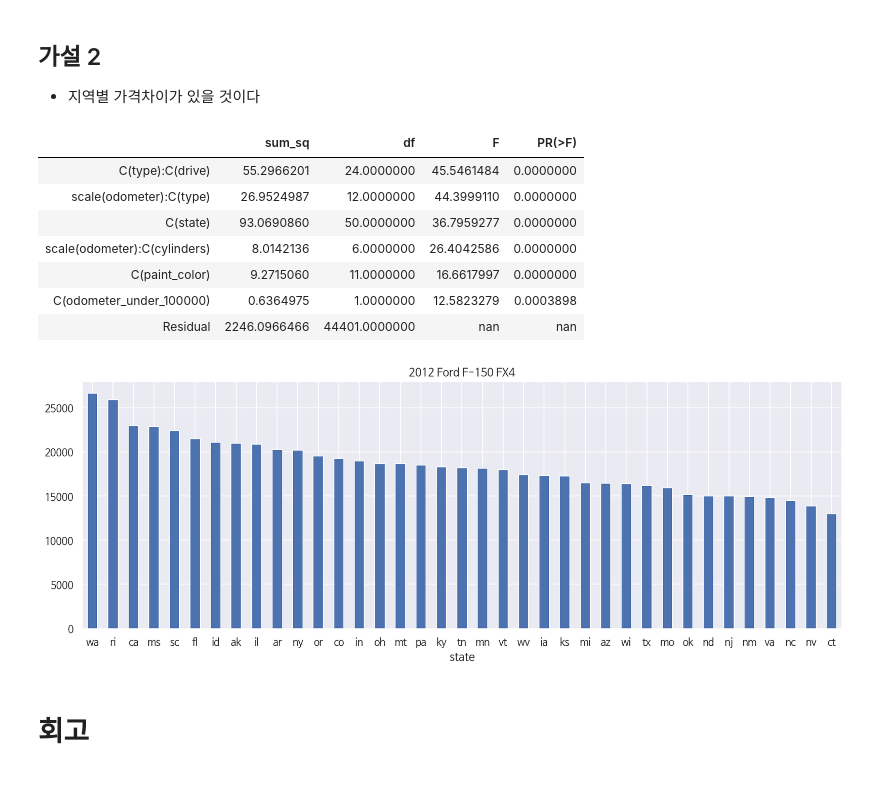
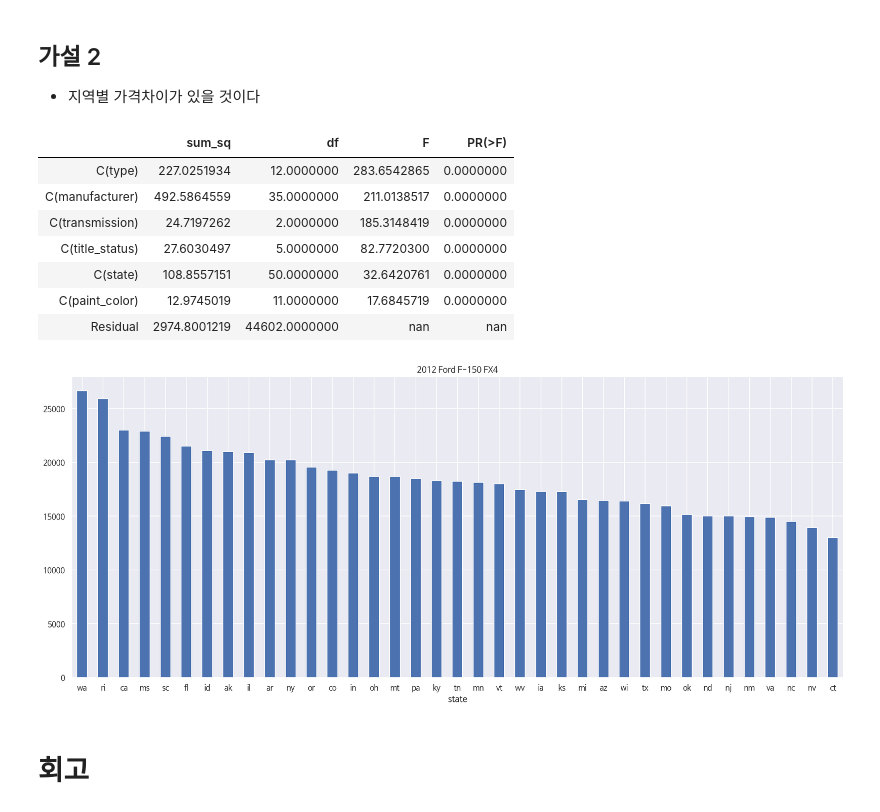
Before and after one commit to HowardHowonYu/Usedcar_regression_project, a Jupyter notebook: howard/used_car_regression_final.ipynb, the cells around one changed output. Saved outputs shown, nothing was run; the diff lists cells and outputs as text; code cells hidden in the pictures; blank space fills up the shorter version.

```diff
--- a/howard/used_car_regression_final.ipynb
+++ b/howard/used_car_regression_final.ipynb
@@ -1575,25 +1596,25 @@ plt.show()
 ## 가설 2
 - 지역별 가격차이가 있을 것이다
 # %%
-anova = sm.stats.anova_lm(result[0], typ=2)
-anova.sort_values(by=['F'],ascending=False).iloc[15:]
+anova = sm.stats.anova_lm(result, typ=2)
+anova.sort_values(by=['F'],ascending=False).iloc[5:]
 # %% [output]
 |  | sum_sq | df | F | PR(>F) |
-| C(type):C(drive) | 55.2966201 | 24.0000000 | 45.5461484 | 0.0000000 |
-| scale(odometer):C(type) | 26.9524987 | 12.0000000 | 44.3999110 | 0.0000000 |
-| C(state) | 93.0690860 | 50.0000000 | 36.7959277 | 0.0000000 |
-| scale(odometer):C(cylinders) | 8.0142136 | 6.0000000 | 26.4042586 | 0.0000000 |
-| C(paint_color) | 9.2715060 | 11.0000000 | 16.6617997 | 0.0000000 |
-| C(odometer_under_100000) | 0.6364975 | 1.0000000 | 12.5823279 | 0.0003898 |
-| Residual | 2246.0966466 | 44401.0000000 | nan | nan |
+| C(type) | 227.0251934 | 12.0000000 | 283.6542865 | 0.0000000 |
+| C(manufacturer) | 492.5864559 | 35.0000000 | 211.0138517 | 0.0000000 |
+| C(transmission) | 24.7197262 | 2.0000000 | 185.3148419 | 0.0000000 |
+| C(title_status) | 27.6030497 | 5.0000000 | 82.7720300 | 0.0000000 |
+| C(state) | 108.8557151 | 50.0000000 | 32.6420761 | 0.0000000 |
+| C(paint_color) | 12.9745019 | 11.0000000 | 17.6845719 | 0.0000000 |
+| Residual | 2974.8001219 | 44602.0000000 | nan | nan |
 # %%
 data = sigma_2_df[sigma_2_df['vehicle'] == "2012 Ford F-150 FX4"]
-plt.figure(figsize=(15,5))
+plt.figure(figsize=(20,8))
 data.groupby('state').mean()['price'].sort_values(ascending=False).plot.bar()
 plt.xticks(rotation=0)
 plt.title("2012 Ford F-150 FX4")
 plt.show()
 # %% [output]
-[figure, old version]
+[figure, new version]
 # %% [markdown]
 # 회고
```
Also changed, not shown: parts of 25 cells of this notebook, 5 other files.
